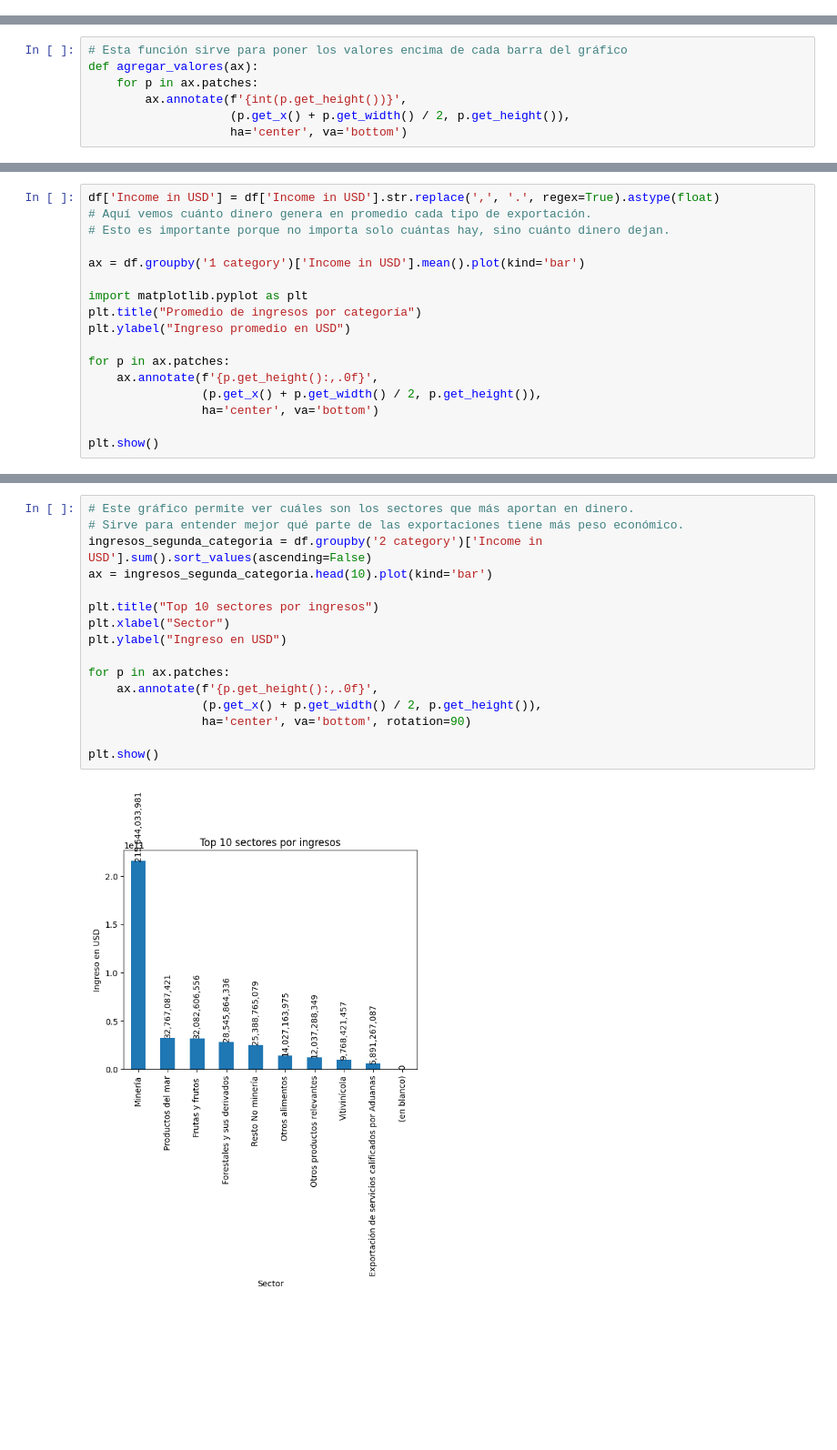
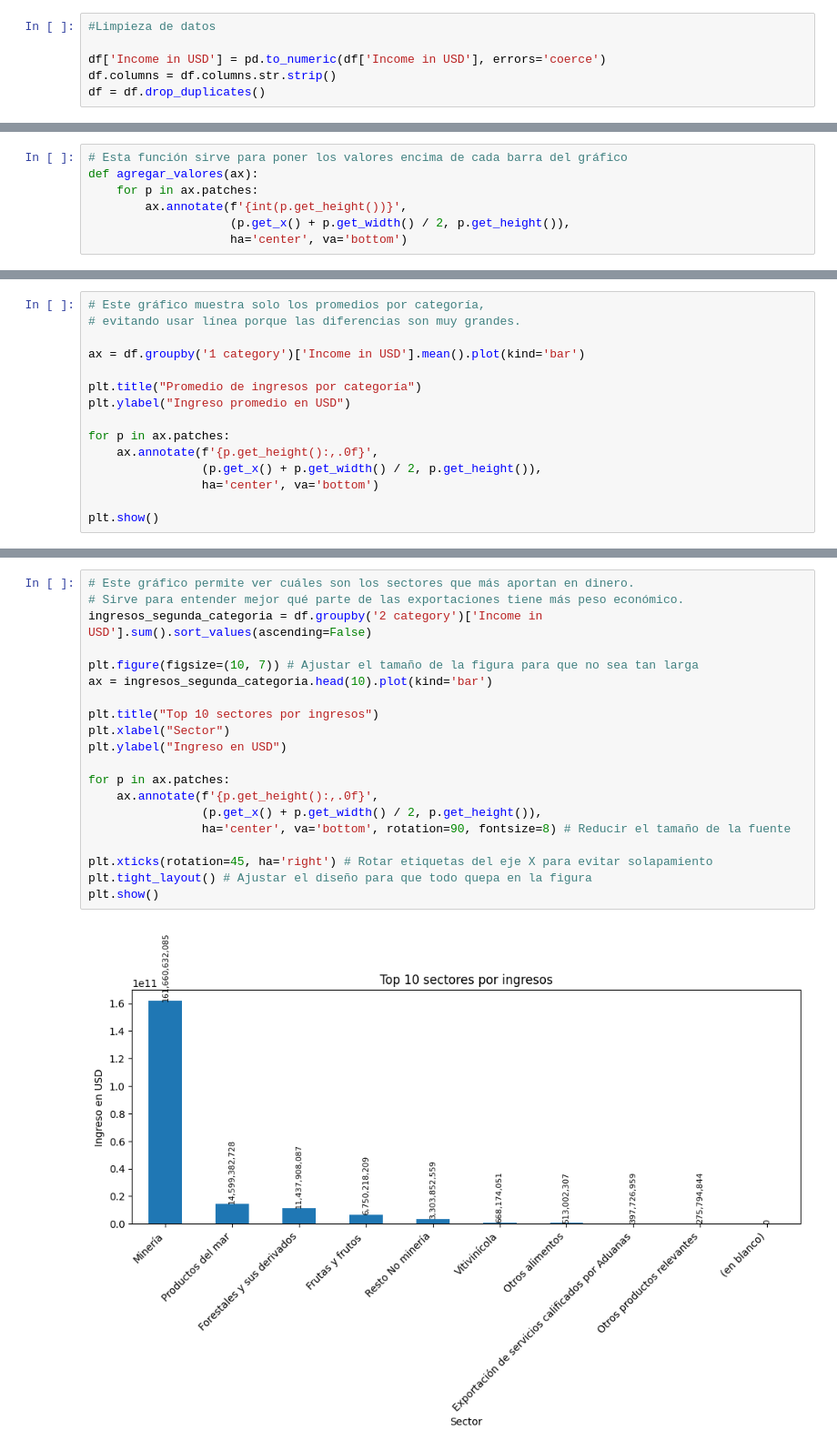
Before and after one commit to Cxris2145/MineriaDatos2026, a Jupyter notebook: ExportacionesChile2026.ipynb, the cells around one changed output, grey strips where cells are left out. Shown at 91% size. Drawn from its saved outputs; the diff is of its cells as text; blank space fills up the shorter version.

```diff
--- a/ExportacionesChile2026.ipynb
+++ b/ExportacionesChile2026.ipynb
@@ -40,6 +26,12 @@ df.head()
 | 2 | China | Minero | Minería | Minerales de hierro y sus concent... | 2017 | 616711446,1 |
 | 3 | China | Minero | Minería | Litio | 2017 | 234218255 |
 | 4 | China | Minero | Minería | Minerales de molibdeno y sus conc... | 2017 | 37490057,93 |
+# %%
+#Limpieza de datos
+
+df['Income in USD'] = pd.to_numeric(df['Income in USD'], errors='coerce')
+df.columns = df.columns.str.strip()
+df = df.drop_duplicates()
 # %%
 df_anio = df["Year"].describe()
 print(df_anio)
@@ -261,13 +270,11 @@ plt.show()
 # %% [output]
 [figure]
 # %%
-df['Income in USD'] = df['Income in USD'].str.replace(',', '.', regex=True).astype(float)
-# Aquí vemos cuánto dinero genera en promedio cada tipo de exportación.
-# Esto es importante porque no importa solo cuántas hay, sino cuánto dinero dejan.
+# Este gráfico muestra solo los promedios por categoría,
+# evitando usar línea porque las diferencias son muy grandes.
 
 ax = df.groupby('1 category')['Income in USD'].mean().plot(kind='bar')
 
-import matplotlib.pyplot as plt
 plt.title("Promedio de ingresos por categoría")
 plt.ylabel("Ingreso promedio en USD")
 
@@ -370,21 +381,25 @@ plt.show()
 # %%
 # Este gráfico permite ver cuáles son los sectores que más aportan en dinero.
 # Sirve para entender mejor qué parte de las exportaciones tiene más peso económico.
 ingresos_segunda_categoria = df.groupby('2 category')['Income in USD'].sum().sort_values(ascending=False)
+
+plt.figure(figsize=(10, 7)) # Ajustar el tamaño de la figura para que no sea tan larga
 ax = ingresos_segunda_categoria.head(10).plot(kind='bar')
 
 plt.title("Top 10 sectores por ingresos")
 plt.xlabel("Sector")
 plt.ylabel("Ingreso en USD")
 
 for p in ax.patches:
     ax.annotate(f'{p.get_height():,.0f}',
                 (p.get_x() + p.get_width() / 2, p.get_height()),
-                ha='center', va='bottom', rotation=90)
+                ha='center', va='bottom', rotation=90, fontsize=8) # Reducir el tamaño de la fuente
 
+plt.xticks(rotation=45, ha='right') # Rotar etiquetas del eje X para evitar solapamiento
+plt.tight_layout() # Ajustar el diseño para que todo quepa en la figura
 plt.show()
 # %% [output]
-[figure, old version]
+[figure, new version]
 # %%
 # Aquí calculamos qué parte del dinero total corresponde a cada categoría.
 # Esto ayuda a entender qué sector tiene más peso dentro de todas las exportaciones.
```
Also changed, not shown: parts of 18 cells of this notebook.
